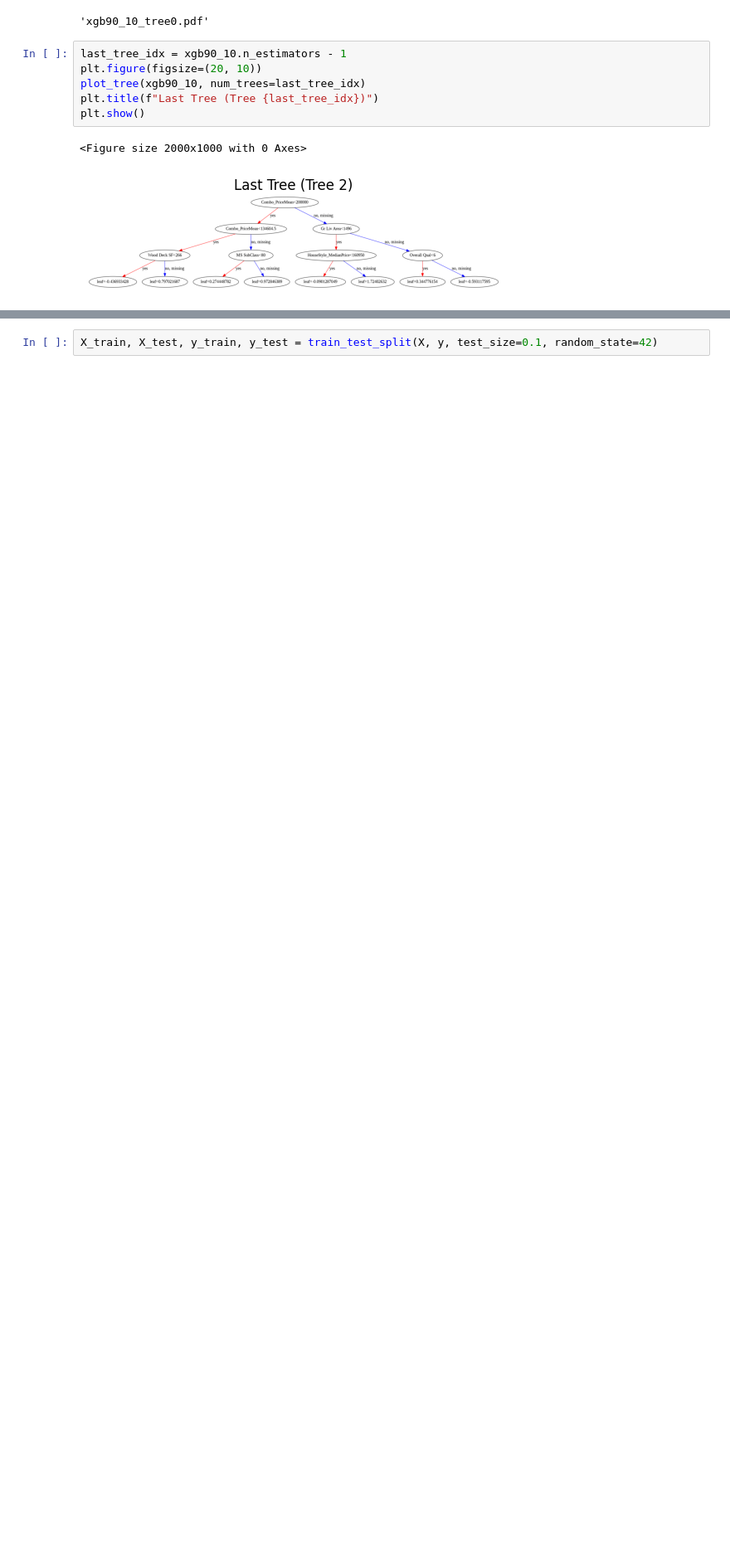
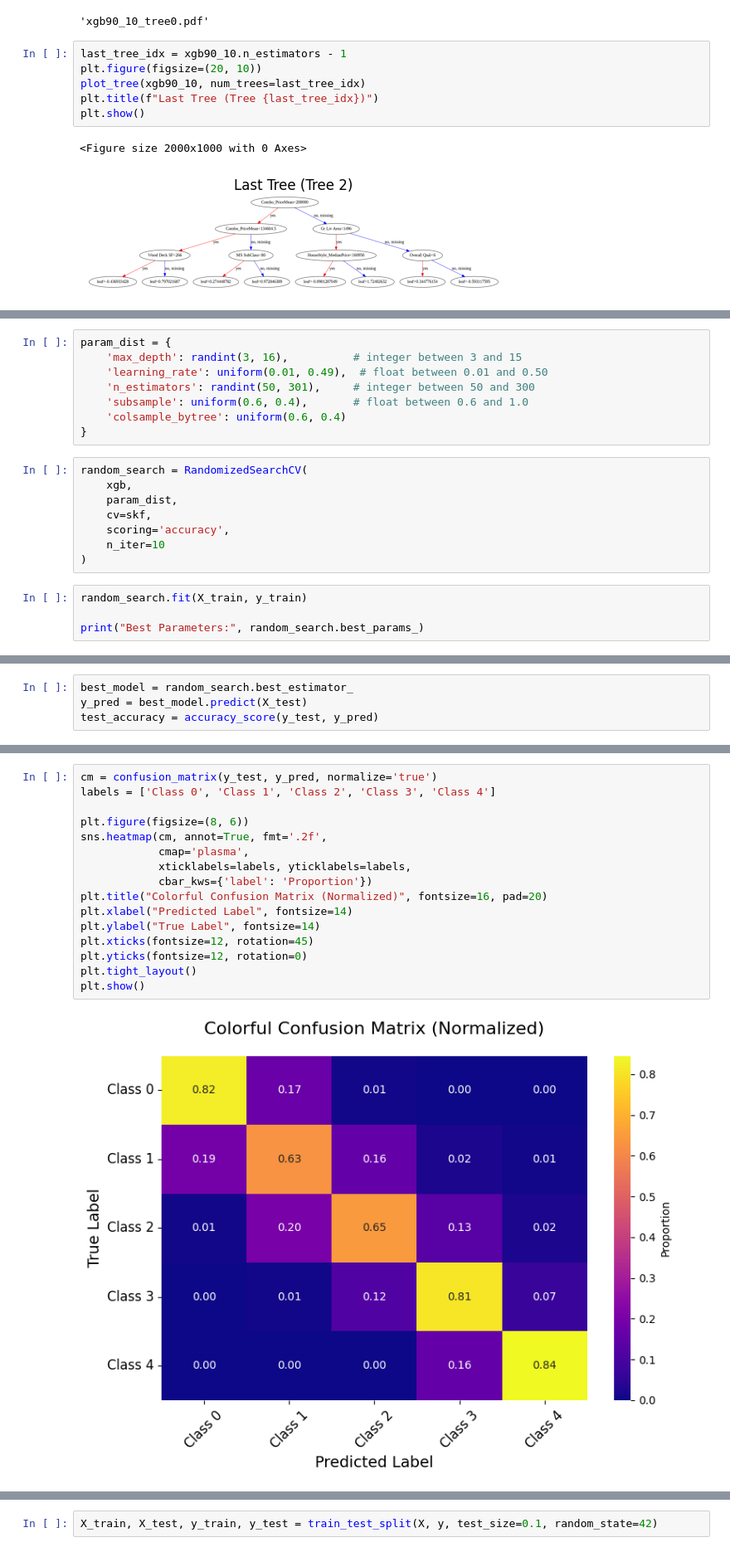
Before and after one commit to hedesiustefan/ML_Project, a Jupyter notebook: Discretization/ML_Lab2_Discretization.ipynb, the cells around one changed output, grey strips where cells are left out. Shown: that part at 83% size. Cells and saved outputs as stored; diff of their text form; blank space fills up the shorter version.

```diff
--- a/Discretization/ML_Lab2_Discretization.ipynb
+++ b/Discretization/ML_Lab2_Discretization.ipynb
@@ -378,0 +304,20 @@ Now 10 90 split + stratified k fold cv
+# %%
+param_dist = {
+    'max_depth': randint(3, 16),          # integer between 3 and 15
+    'learning_rate': uniform(0.01, 0.49),  # float between 0.01 and 0.50
+    'n_estimators': randint(50, 301),     # integer between 50 and 300
+    'subsample': uniform(0.6, 0.4),       # float between 0.6 and 1.0
+    'colsample_bytree': uniform(0.6, 0.4)
+}
+# %%
+random_search = RandomizedSearchCV(
+    xgb,
+    param_dist,
+    cv=skf,
+    scoring='accuracy',
+    n_iter=10
+)
+# %%
+random_search.fit(X_train, y_train)
+
+print("Best Parameters:", random_search.best_params_)
@@ -378,0 +326,4 @@ Now 10 90 split + stratified k fold cv
+# %%
+best_model = random_search.best_estimator_
+y_pred = best_model.predict(X_test)
+test_accuracy = accuracy_score(y_test, y_pred)
@@ -378,0 +348,18 @@ Now 10 90 split + stratified k fold cv
+# %%
+cm = confusion_matrix(y_test, y_pred, normalize='true')
+labels = ['Class 0', 'Class 1', 'Class 2', 'Class 3', 'Class 4']
+
+plt.figure(figsize=(8, 6))
+sns.heatmap(cm, annot=True, fmt='.2f',
+            cmap='plasma',
+            xticklabels=labels, yticklabels=labels,
+            cbar_kws={'label': 'Proportion'})
+plt.title("Colorful Confusion Matrix (Normalized)", fontsize=16, pad=20)
+plt.xlabel("Predicted Label", fontsize=14)
+plt.ylabel("True Label", fontsize=14)
+plt.xticks(fontsize=12, rotation=45)
+plt.yticks(fontsize=12, rotation=0)
+plt.tight_layout()
+plt.show()
+# %% [output]
+[figure, added]
```
Also changed, not shown: parts of 74 cells of this notebook, 9 other files.
